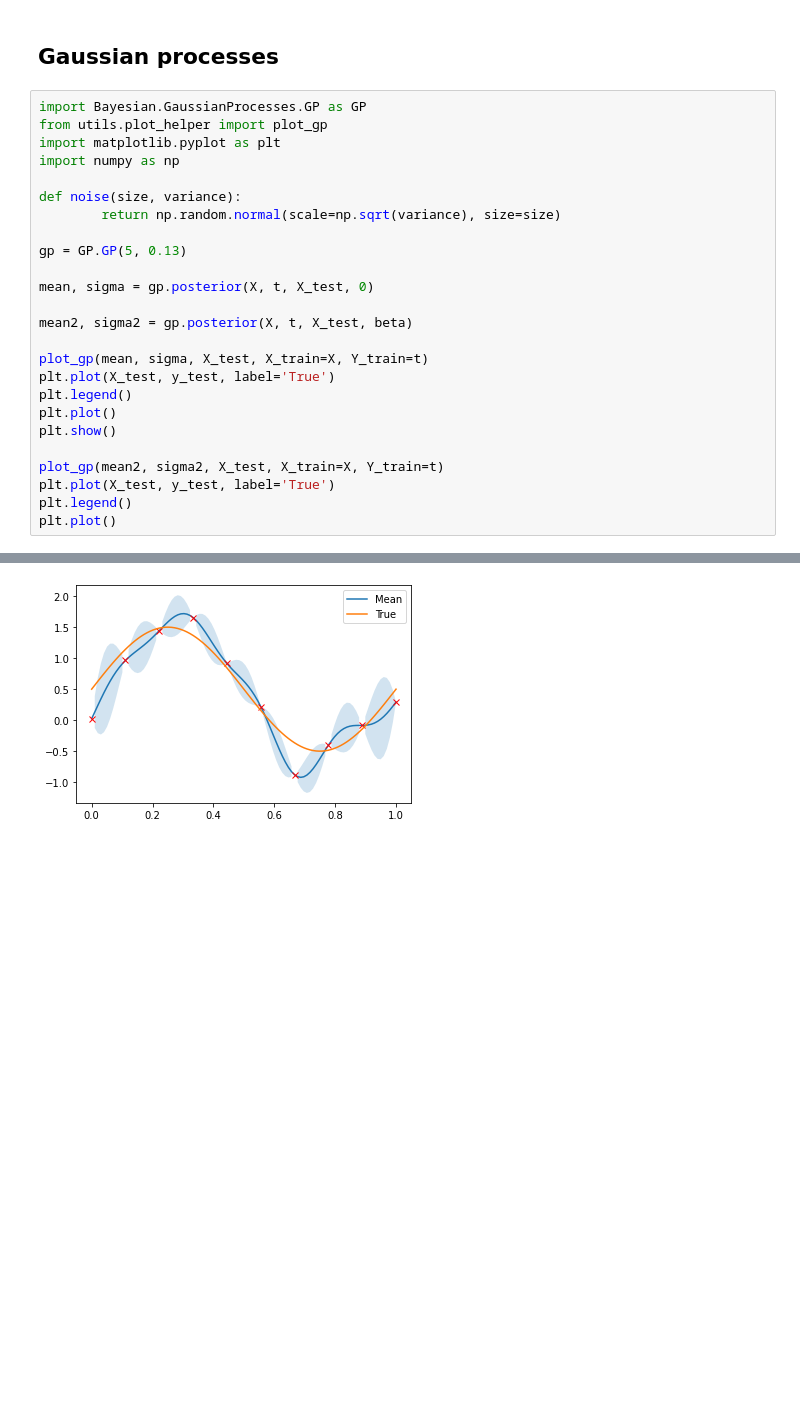
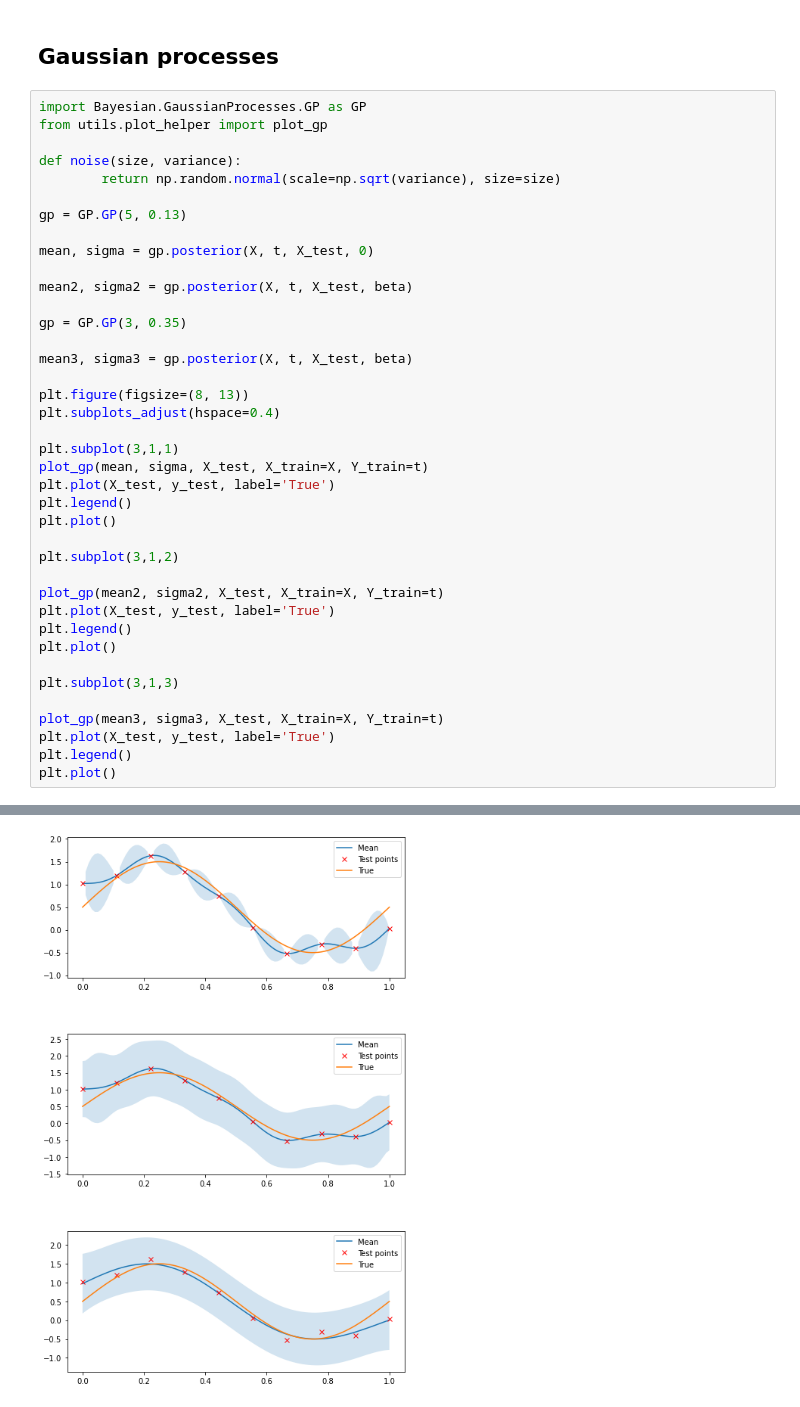
Before and after one commit to inquizition/Algorithms, a Jupyter notebook: main.ipynb, the cells around one changed output, grey strips where cells are left out. Drawn from its saved outputs; the diff is of its cells as text; blank space fills up the shorter version.

```diff
--- a/main.ipynb
+++ b/main.ipynb
@@ -61,8 +63,6 @@ for d in degrees:
 # %%
 import Bayesian.GaussianProcesses.GP as GP
 from utils.plot_helper import plot_gp
-import matplotlib.pyplot as plt
-import numpy as np
 
 def noise(size, variance):
         return np.random.normal(scale=np.sqrt(variance), size=size)
@@ -73,14 +73,30 @@ mean, sigma = gp.posterior(X, t, X_test, 0)
 
 mean2, sigma2 = gp.posterior(X, t, X_test, beta)
 
+gp = GP.GP(3, 0.35)
+
+mean3, sigma3 = gp.posterior(X, t, X_test, beta)
+
+plt.figure(figsize=(8, 13))
+plt.subplots_adjust(hspace=0.4)
+
+plt.subplot(3,1,1)
 plot_gp(mean, sigma, X_test, X_train=X, Y_train=t)
 plt.plot(X_test, y_test, label='True')
 plt.legend()
 plt.plot()
-plt.show()
+
+plt.subplot(3,1,2)
 
 plot_gp(mean2, sigma2, X_test, X_train=X, Y_train=t)
 plt.plot(X_test, y_test, label='True')
 plt.legend()
 plt.plot()
+
+plt.subplot(3,1,3)
+
+plot_gp(mean3, sigma3, X_test, X_train=X, Y_train=t)
+plt.plot(X_test, y_test, label='True')
+plt.legend()
+plt.plot()
 # %% [output]
@@ -87 +104 @@ plt.plot()
-[figure, old version]
+[figure, new version]
```
Also changed, not shown: parts of 8 cells of this notebook, 7 other files.
